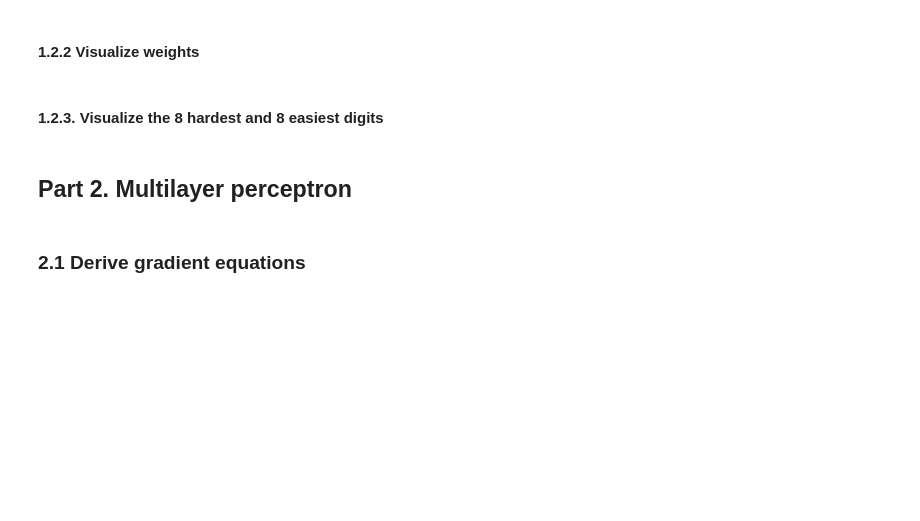
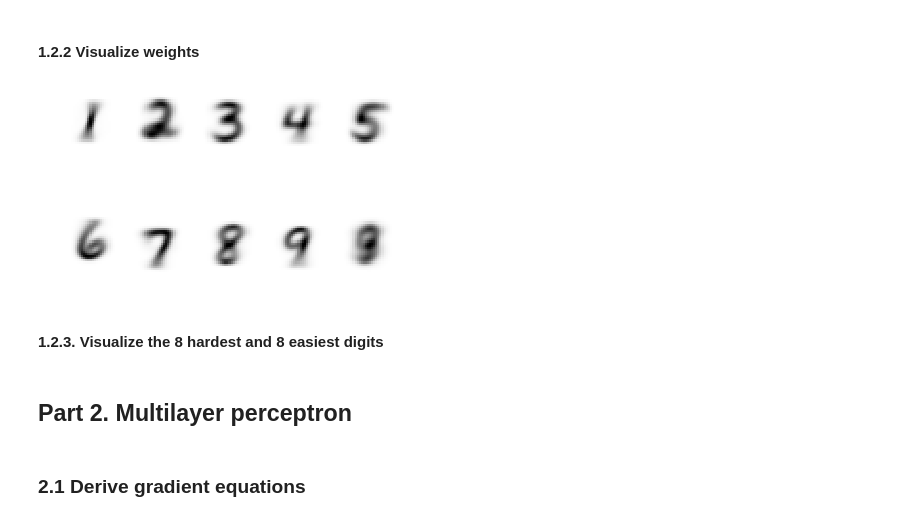
Before and after one commit to jaivalis/MLPR-Labs, a Jupyter notebook: Lab2/Lab2.ipynb, the cells around one changed output. Drawn from its saved outputs; the diff is of its cells as text; code cells hidden in the pictures; blank space fills up the shorter version.

```diff
--- a/Lab2/Lab2.ipynb
+++ b/Lab2/Lab2.ipynb
@@ -204,5 +184,17 @@ plot_training(1, x_train, t_train, x_valid, t_valid)
 # %% [markdown]
 #### 1.2.2 Visualize weights
+# %%
+def visualize_weights(W):
+    plot_digits(W, 5, shape=(28,28))
+
+W = zeros((784,10))
+b = np.array( [0, 0, 0, 0, 0, 0, 0, 0, 0, 0])
+
+(x_train, t_train), (x_valid, t_valid), (x_test, t_test) = load_mnist()
+W = sgd_iter(x_train, t_train, W, b)
+visualize_weights(np.transpose(W))
+# %% [output]
+[figure, added]
 # %% [markdown]
 #### 1.2.3. Visualize the 8 hardest and 8 easiest digits
 # %% [markdown]
```
Also changed, not shown: parts of 4 cells of this notebook.
